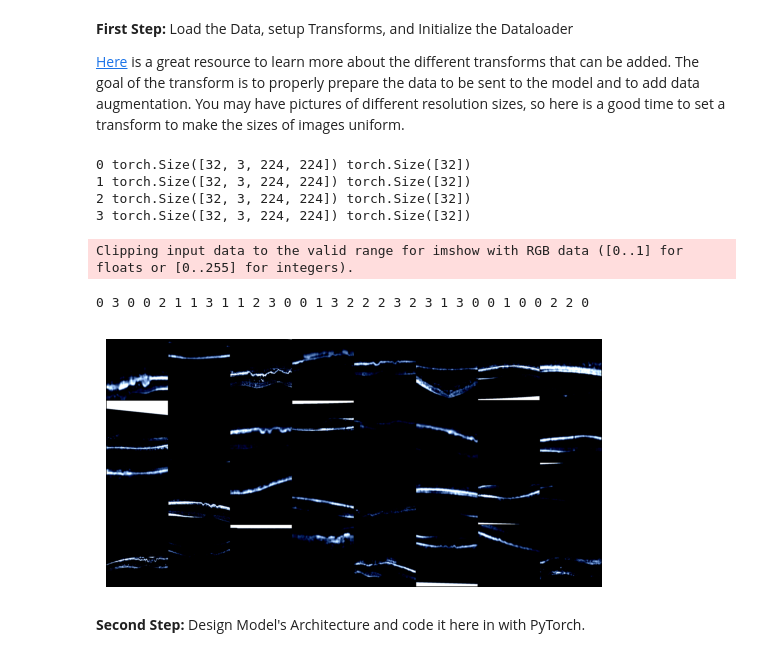
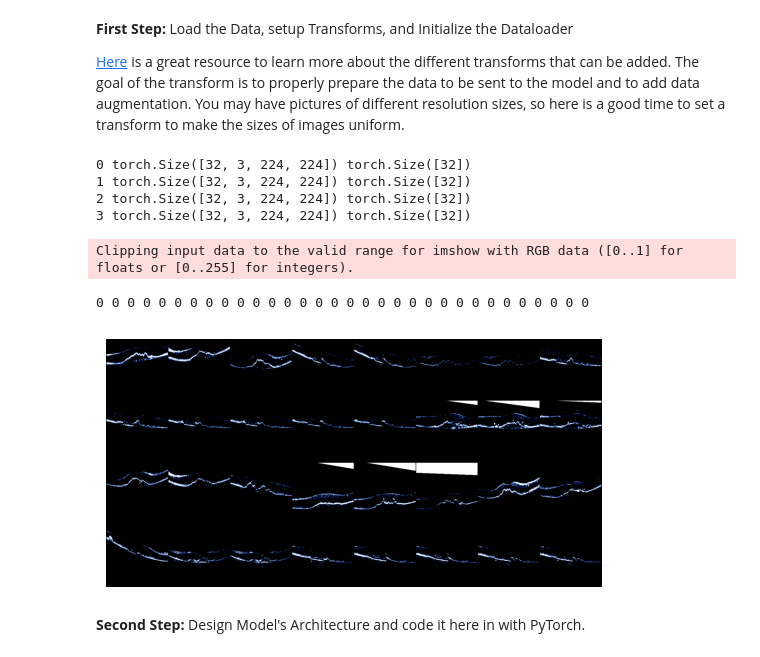
Before and after one commit to DarkEQ/BIM_284_ML_Project, a Jupyter notebook: Lab_B3.ipynb, the cells around one changed output. Saved outputs shown, nothing was run; the diff lists cells and outputs as text; code cells hidden in the pictures.

```diff
--- a/Lab_B3.ipynb
+++ b/Lab_B3.ipynb
@@ -59,7 +59,7 @@ train_transform = v2.Compose([
     v2.RandomResizedCrop(size=size, antialias=True),
     # v2.Resize(size=size),
     v2.RandomHorizontalFlip(p=0.5),
-    v2.RandomVerticalFlip(p=0.5),
+    # v2.RandomVerticalFlip(p=0.5),
     v2.GaussianBlur(kernel_size=(5, 9), sigma=(0.1, 5)),
     # v2.ElasticTransform(),
     # v2.RandomRotation(degrees=(30, 70)),
@@ -70,7 +70,8 @@ train_transform = v2.Compose([
 
 # Transforms for test/val set
 test_val_transform = v2.Compose([
-    v2.Resize(size=size),
+    v2.Resize(size=(256,256)),
+    v2.CenterCrop(size=size),
     v2.ToTensor(),
     # v2.ToDtype(torch.float32, scale=True),
     v2.Normalize(mean=[0.485, 0.456, 0.406], std=[0.229, 0.224, 0.225]),
@@ -102,35 +103,35 @@ kfold_dataset = torch.utils.data.ConcatDataset([dataset_train, dataset_val])
 # %%
 # Helper function to show a batch
 def show_batch(sample_batched):
     images_batch, labels_batch = \
             sample_batched[0], sample_batched[1]
 
     grid = utils.make_grid(images_batch)
     plt.imshow(grid.numpy().transpose((1, 2, 0)))
     print(' '.join('%d' % labels_batch[j] for j in range(batch_size)))
 
-for i_batch, sample_batched in enumerate(train_loader):
+for i_batch, sample_batched in enumerate(test_loader):
     print(i_batch, sample_batched[0].size(),
           sample_batched[1].size())
 
     # observe 4th batch and stop.
     if i_batch == 3:
         plt.figure()
         show_batch(sample_batched)
         plt.axis('off')
         plt.ioff()
         plt.show()
 
 
         break
 # %% [output]
 0 torch.Size([32, 3, 224, 224]) torch.Size([32])
 1 torch.Size([32, 3, 224, 224]) torch.Size([32])
 2 torch.Size([32, 3, 224, 224]) torch.Size([32])
 3 torch.Size([32, 3, 224, 224]) torch.Size([32])
 Clipping input data to the valid range for imshow with RGB data ([0..1] for floats or [0..255] for integers).
-0 3 0 0 2 1 1 3 1 1 2 3 0 0 1 3 2 2 2 3 2 3 1 3 0 0 1 0 0 2 2 0
+0 0 0 0 0 0 0 0 0 0 0 0 0 0 0 0 0 0 0 0 0 0 0 0 0 0 0 0 0 0 0 0
-[figure, old version]
+[figure, new version]
 # %%
 images_batch, labels_batch = \
             sample_batched[0], sample_batched[1]
```
Also changed, not shown: parts of 15 cells of this notebook, 2 other files.
